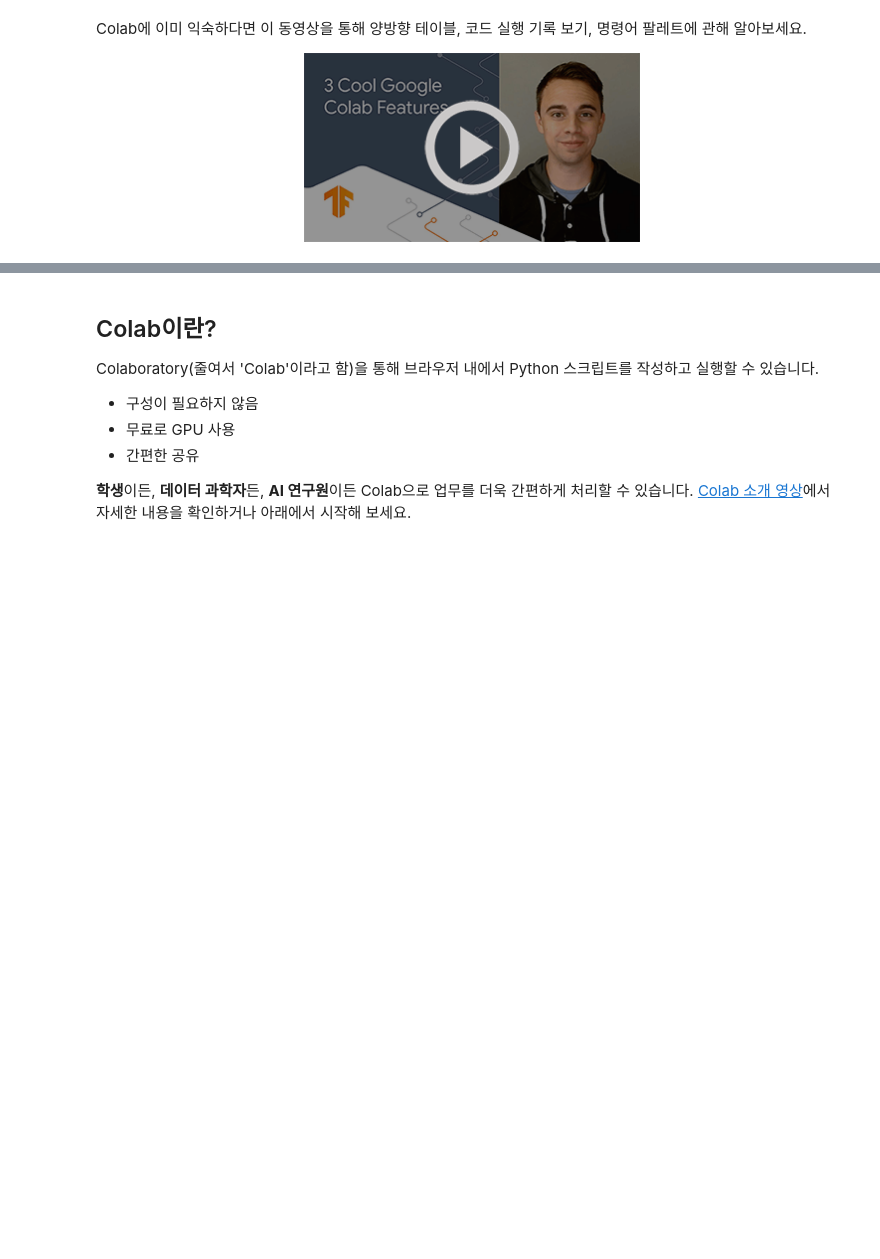
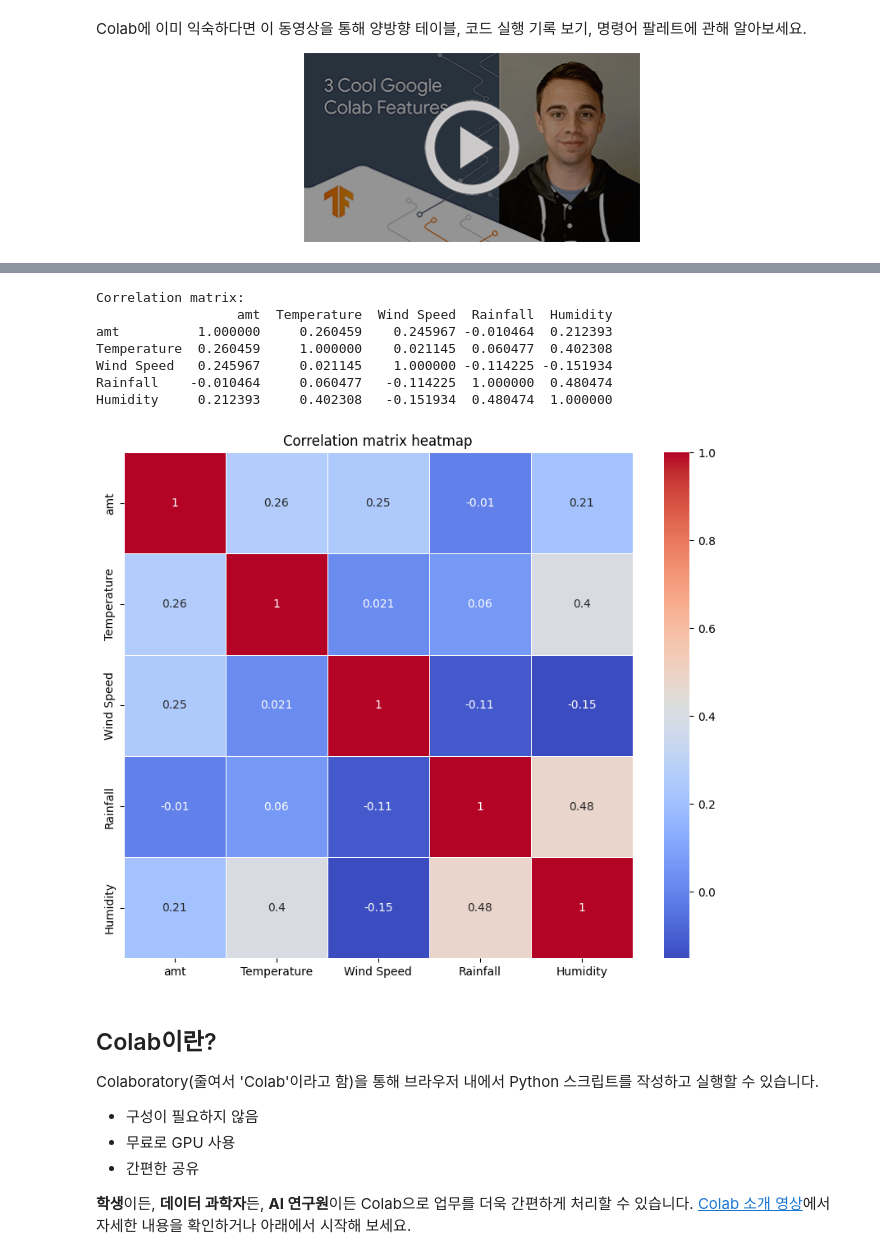
Before and after one commit to Songhyunjeong/thingplug-lora-starter-kit, a Jupyter notebook: Colaboratory에_오신_것을_환영합니다.ipynb, the cells around one changed output, grey strips where cells are left out. Cells and saved outputs as stored; diff of their text form; code cells hidden in the pictures; blank space fills up the shorter version.

```diff
--- a/Colaboratory에_오신_것을_환영합니다.ipynb
+++ b/Colaboratory에_오신_것을_환영합니다.ipynb
@@ -27,3 +305,32 @@ Colab에 이미 익숙하다면 이 동영상을 통해 양방향 테이블, 코
+# %%
+grouped_df = df_cleaned.groupby(['ta_ymd']).agg({
+    'amt': 'sum',
+    'Temperature': 'max',
+    'Wind Speed': 'max',
+    'Rainfall': 'max',
+    'Humidity': 'max'
+}).reset_index()
+
+# amt, Temperature, Wind Speed, Rainfall, Humidity의 상관계수 계산
+correlation = grouped_df[['amt', 'Temperature', 'Wind Speed', 'Rainfall', 'Humidity']].corr()
+
+print("Correlation matrix:")
+print(correlation)
+
+# 상관관계 시각화
+plt.figure(figsize=(10, 8))
+sns.heatmap(correlation, annot=True, cmap='coolwarm', linewidths=0.5)
+plt.title('Correlation matrix heatmap')
+plt.show()
+# %% [output]
+Correlation matrix:
+                  amt  Temperature  Wind Speed  Rainfall  Humidity
+amt          1.000000     0.260459    0.245967 -0.010464  0.212393
+Temperature  0.260459     1.000000    0.021145  0.060477  0.402308
+Wind Speed   0.245967     0.021145    1.000000 -0.114225 -0.151934
+Rainfall    -0.010464     0.060477   -0.114225  1.000000  0.480474
+Humidity     0.212393     0.402308   -0.151934  0.480474  1.000000
+[figure, added]
 # %% [markdown]
 <div class="markdown-google-sans">
   <h2>Colab이란?</h2>
```
Also changed, not shown: parts of 30 cells of this notebook.
